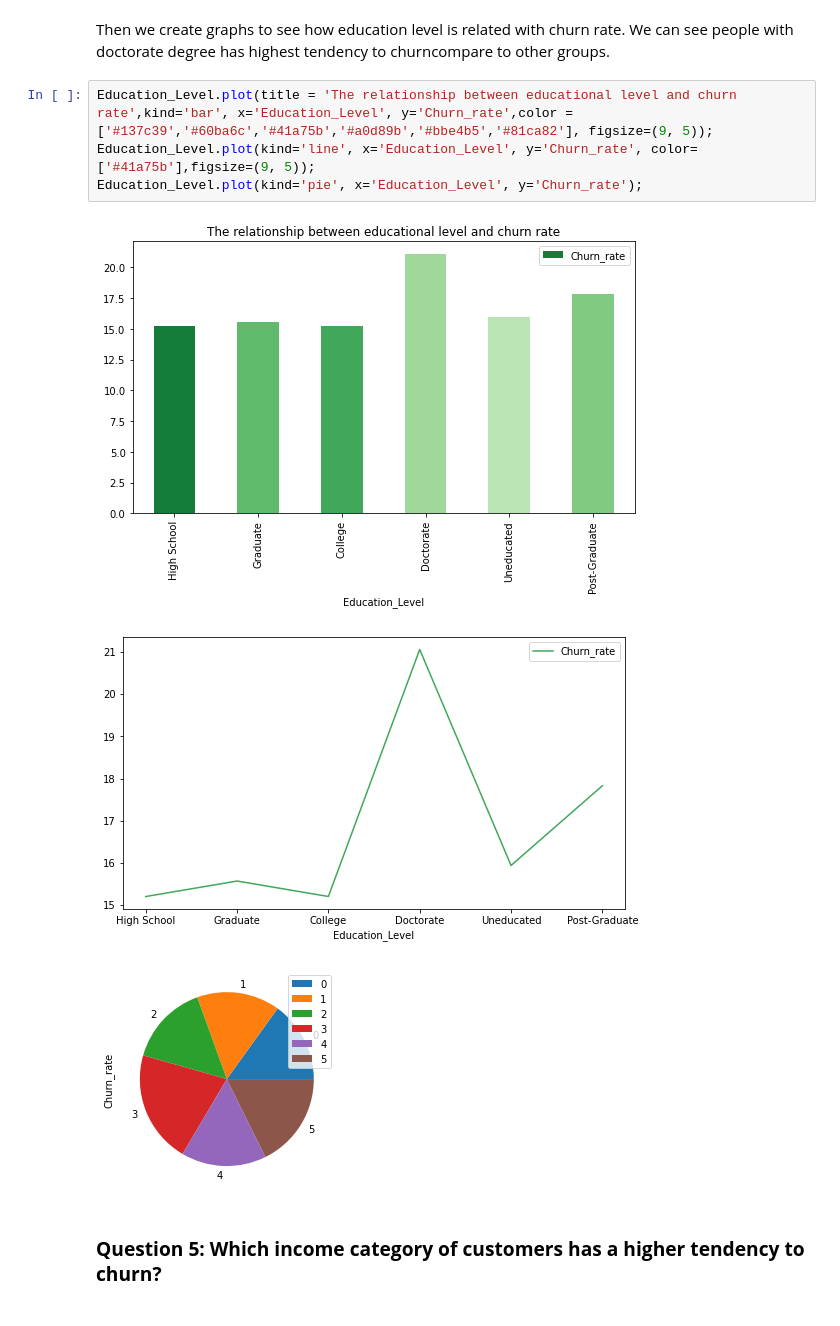
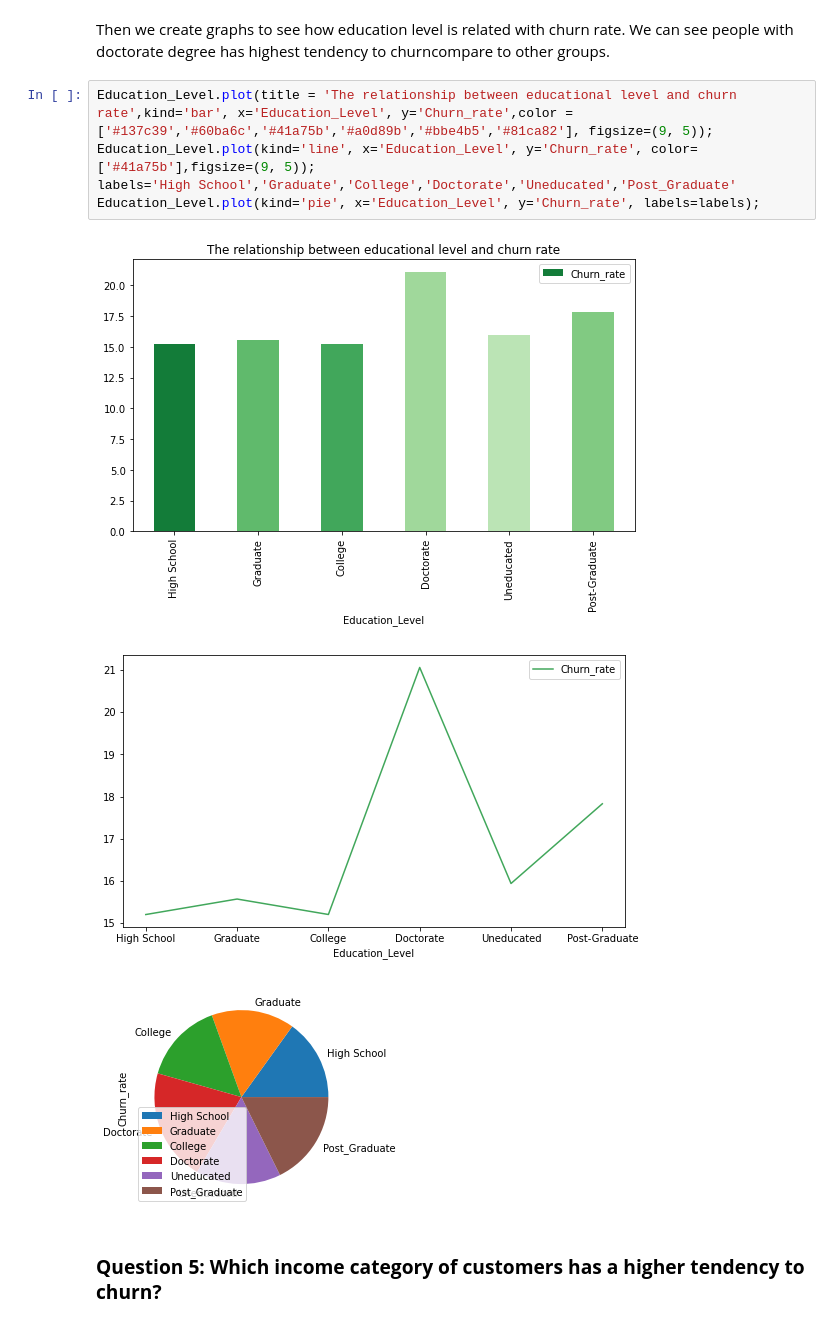
Before and after one commit to zhouchun0105/credit-card-churners, a Jupyter notebook: SUBMIT_creditcard_churners_team1.ipynb, the cells around one changed output. Drawn from its saved outputs; the diff is of its cells as text.

Commit message:
updated the first pie chart, pie chart labels, and capitalized  commends

```diff
--- a/SUBMIT_creditcard_churners_team1.ipynb
+++ b/SUBMIT_creditcard_churners_team1.ipynb
@@ -266,11 +276,12 @@ Then we create graphs to see how education level is related with churn rate. We
 # %%
 Education_Level.plot(title = 'The relationship between educational level and churn rate',kind='bar', x='Education_Level', y='Churn_rate',color = ['#137c39','#60ba6c','#41a75b','#a0d89b','#bbe4b5','#81ca82'], figsize=(9, 5));
 Education_Level.plot(kind='line', x='Education_Level', y='Churn_rate', color=['#41a75b'],figsize=(9, 5));
-Education_Level.plot(kind='pie', x='Education_Level', y='Churn_rate');
+labels='High School','Graduate','College','Doctorate','Uneducated','Post_Graduate'
+Education_Level.plot(kind='pie', x='Education_Level', y='Churn_rate', labels=labels);
 # %% [output]
 [figure]
 [figure]
-[figure, old version]
+[figure, new version]
 # %% [markdown]
 ### **Question 5: Which income category of customers has a higher tendency to churn?**
 # %% [markdown]
```
Also changed, not shown: parts of 9 cells of this notebook.
